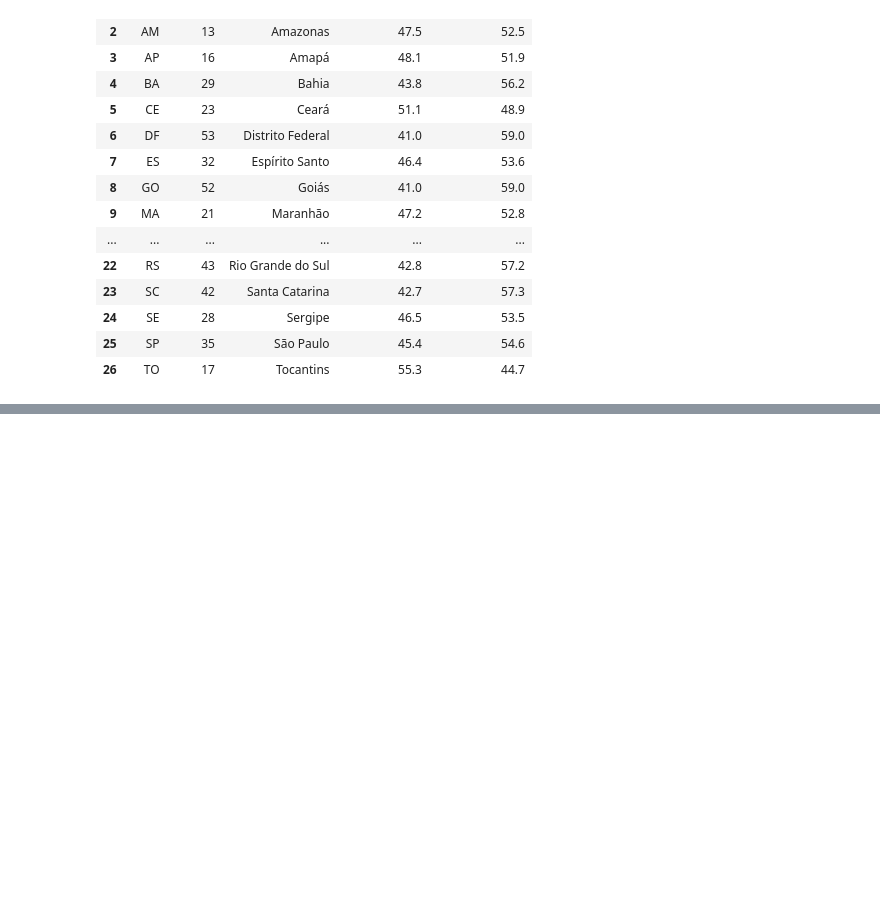
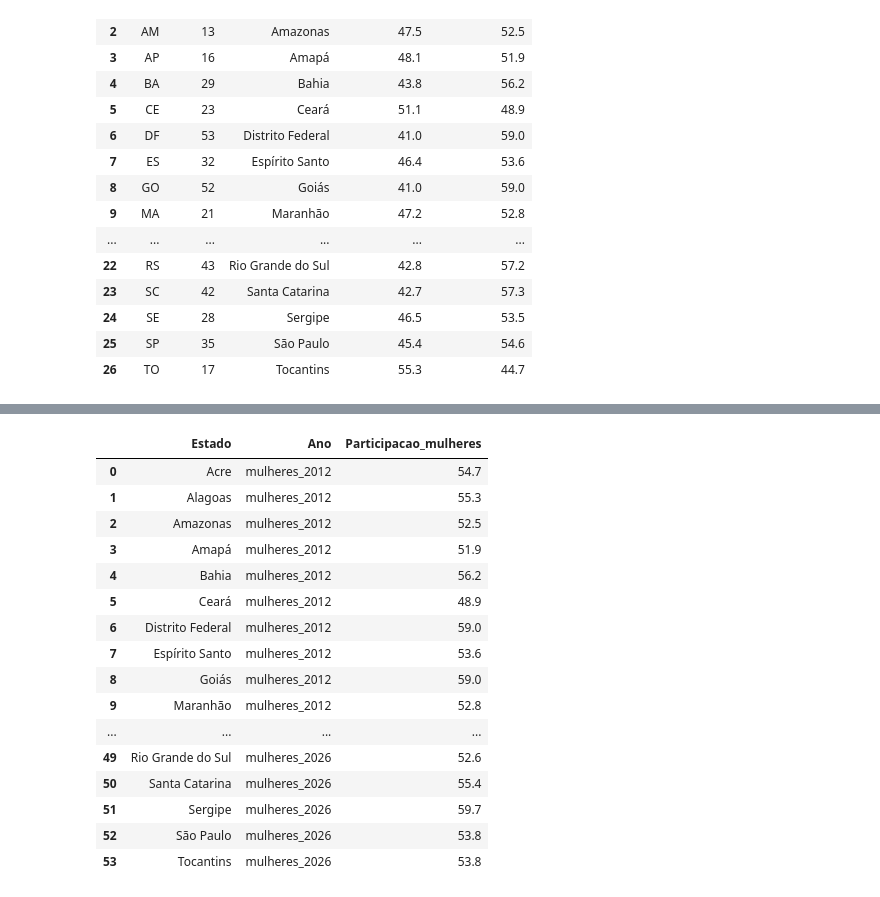
Before and after one commit to WilleGy/analise_dados, a Jupyter notebook: atividade6/atividademerge.ipynb, the cells around one changed output, grey strips where cells are left out. Cells and saved outputs as stored; diff of their text form; code cells hidden in the pictures; blank space fills up the shorter version.

```diff
--- a/atividade6/atividademerge.ipynb
+++ b/atividade6/atividademerge.ipynb
@@ -184,0 +174,20 @@ table_result
+# %%
+longo
+# %% [output]
+|  | Estado | Ano | Participacao_mulheres |
+| 0 | Acre | mulheres_2012 | 54.7 |
+| 1 | Alagoas | mulheres_2012 | 55.3 |
+| 2 | Amazonas | mulheres_2012 | 52.5 |
+| 3 | Amapá | mulheres_2012 | 51.9 |
+| 4 | Bahia | mulheres_2012 | 56.2 |
+| 5 | Ceará | mulheres_2012 | 48.9 |
+| 6 | Distrito Federal | mulheres_2012 | 59.0 |
+| 7 | Espírito Santo | mulheres_2012 | 53.6 |
+| 8 | Goiás | mulheres_2012 | 59.0 |
+| 9 | Maranhão | mulheres_2012 | 52.8 |
+| ... | ... | ... | ... |
+| 49 | Rio Grande do Sul | mulheres_2026 | 52.6 |
+| 50 | Santa Catarina | mulheres_2026 | 55.4 |
+| 51 | Sergipe | mulheres_2026 | 59.7 |
+| 52 | São Paulo | mulheres_2026 | 53.8 |
+| 53 | Tocantins | mulheres_2026 | 53.8 |
```
Also changed, not shown: parts of 11 cells of this notebook, 2 other files.
